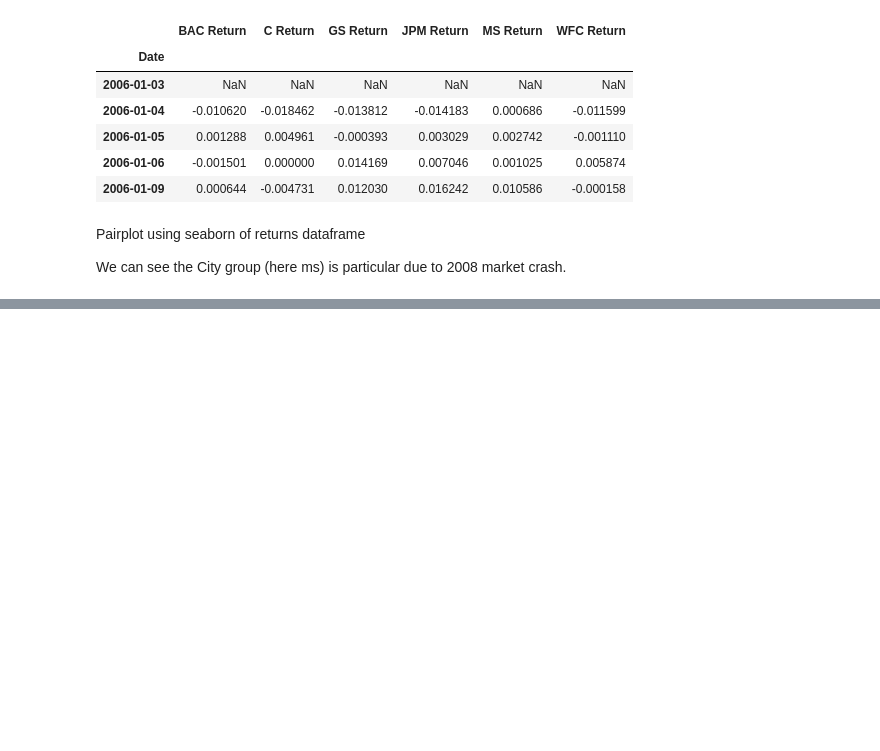
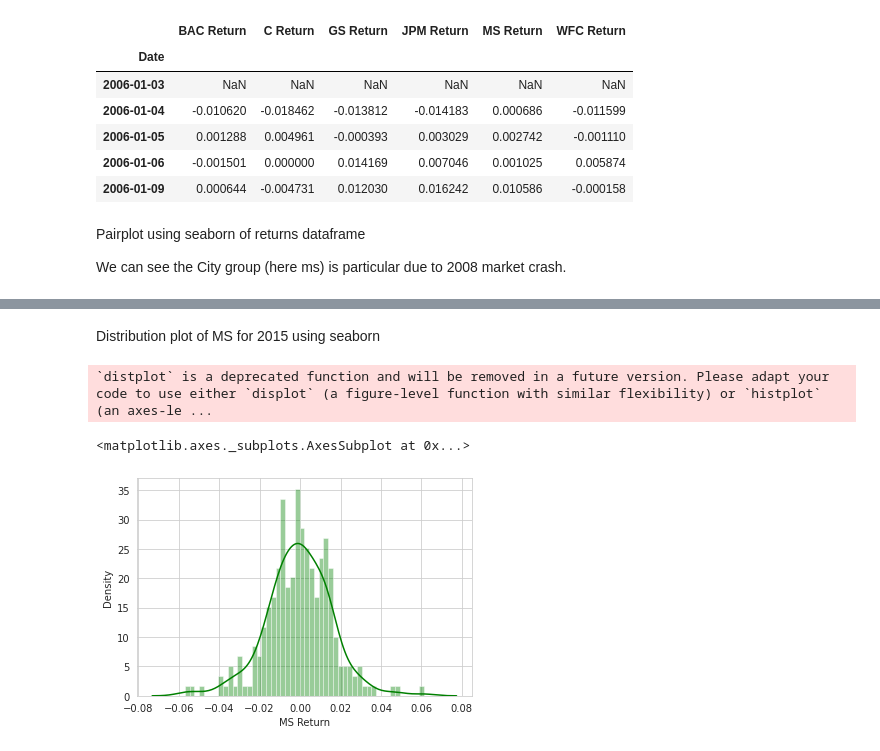
Before and after one commit to Amin-Farzanehnia/Finance, a Jupyter notebook: Finance_project.ipynb, the cells around one changed output, grey strips where cells are left out. Drawn from its saved outputs; the diff is of its cells as text; code cells hidden in the pictures; blank space fills up the shorter version.

```diff
--- a/Finance_project.ipynb
+++ b/Finance_project.ipynb
@@ -154,0 +206,8 @@ sns.pairplot(returns[1:])
+# %% [markdown]
+Distribution plot of MS for 2015 using seaborn
+# %%
+sns.distplot(returns['MS Return'].loc['2015-01-01':'2015-12-31'], bins=50, color='green')
+# %% [output]
+`distplot` is a deprecated function and will be removed in a future version. Please adapt your code to use either `displot` (a figure-level function with similar flexibility) or `histplot` (an axes-le ...
+<matplotlib.axes._subplots.AxesSubplot at 0x...>
+[figure, added]
```
Also changed, not shown: parts of 25 cells of this notebook.
